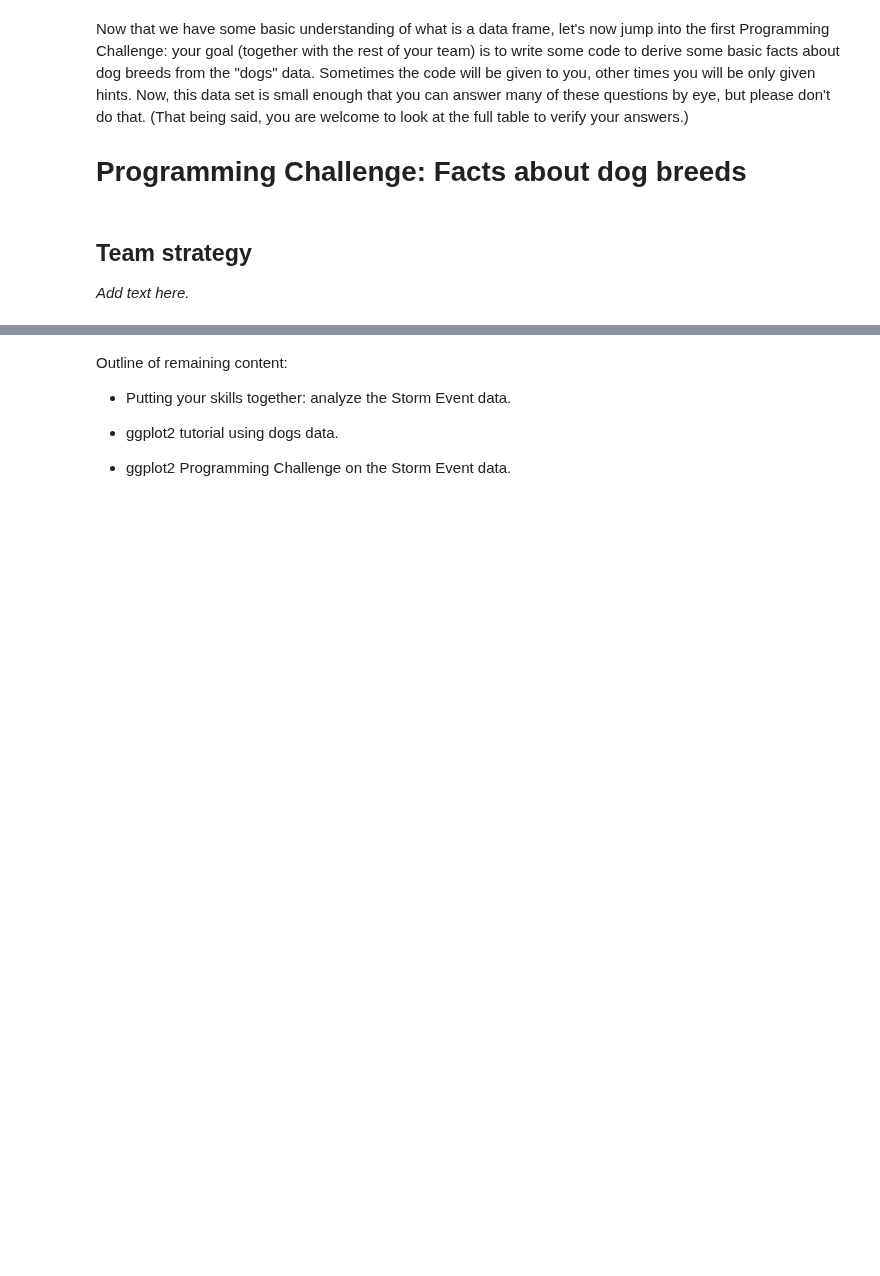
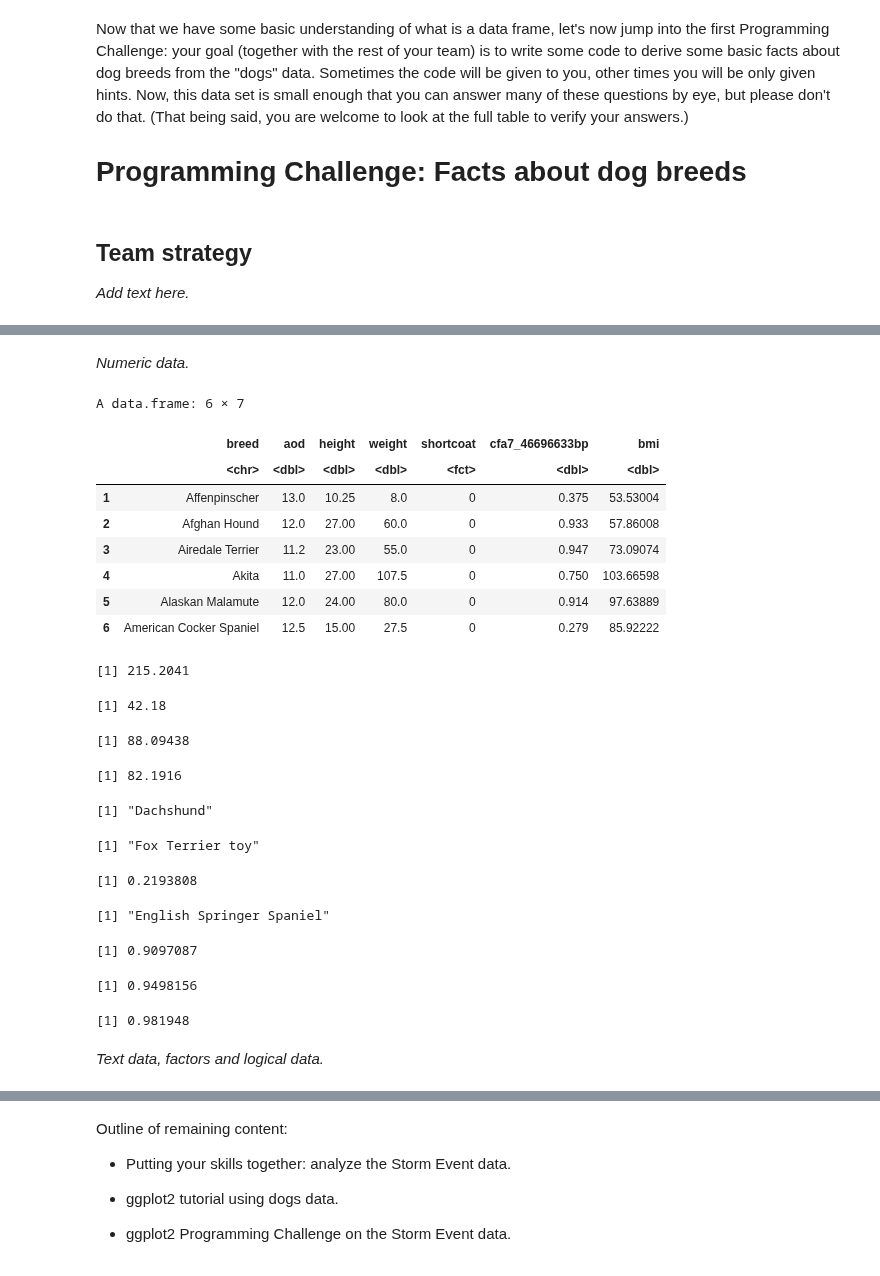
Before and after one commit to pcarbo/qBio9_stuff, a Jupyter notebook: basic_computing_qbio9.ipynb, the cells around one changed output, grey strips where cells are left out. Drawn from its saved outputs; the diff is of its cells as text; code cells hidden in the pictures; blank space fills up the shorter version.

```diff
--- a/basic_computing_qbio9.ipynb
+++ b/basic_computing_qbio9.ipynb
@@ -523,0 +641,50 @@ More difficult questions
+# %% [markdown]
+*Numeric data.*
+# %%
+w <- dogs$weight
+h <- dogs$height
+bmi <- 703*w/h^2
+dogs$bmi <- bmi
+head(dogs)
+max(bmi)
+min(bmi)
+mean(bmi)
+median(bmi)
+i <- which.max(bmi)
+dogs$breed[i]
+i <- which.min(bmi)
+dogs$breed[i]
+d <- abs(bmi - mean(bmi))
+min(d)
+i <- which.min(d)
+dogs$breed[i]
+x <- quantile(rnorm(1e4))
+y <- quantile(bmi)
+cor(x,y)
+y <- quantile(sqrt(bmi))
+cor(x,y)
+y <- quantile(log(bmi))
+cor(x,y)
+# %% [output]
+A data.frame: 6 × 7
+|  | breed | aod | height | weight | shortcoat | cfa7_46696633bp | bmi |
+|  | <chr> | <dbl> | <dbl> | <dbl> | <fct> | <dbl> | <dbl> |
+| 1 | Affenpinscher | 13.0 | 10.25 | 8.0 | 0 | 0.375 | 53.53004 |
+| 2 | Afghan Hound | 12.0 | 27.00 | 60.0 | 0 | 0.933 | 57.86008 |
+| 3 | Airedale Terrier | 11.2 | 23.00 | 55.0 | 0 | 0.947 | 73.09074 |
+| 4 | Akita | 11.0 | 27.00 | 107.5 | 0 | 0.750 | 103.66598 |
+| 5 | Alaskan Malamute | 12.0 | 24.00 | 80.0 | 0 | 0.914 | 97.63889 |
+| 6 | American Cocker Spaniel | 12.5 | 15.00 | 27.5 | 0 | 0.279 | 85.92222 |
+[1] 215.2041
+[1] 42.18
+[1] 88.09438
+[1] 82.1916
+[1] "Dachshund"
+[1] "Fox Terrier toy"
+[1] 0.2193808
+[1] "English Springer Spaniel"
+[1] 0.9097087
+[1] 0.9498156
+[1] 0.981948
+# %% [markdown]
+*Text data, factors and logical data.*
```
Also changed, not shown: parts of 13 cells of this notebook.
